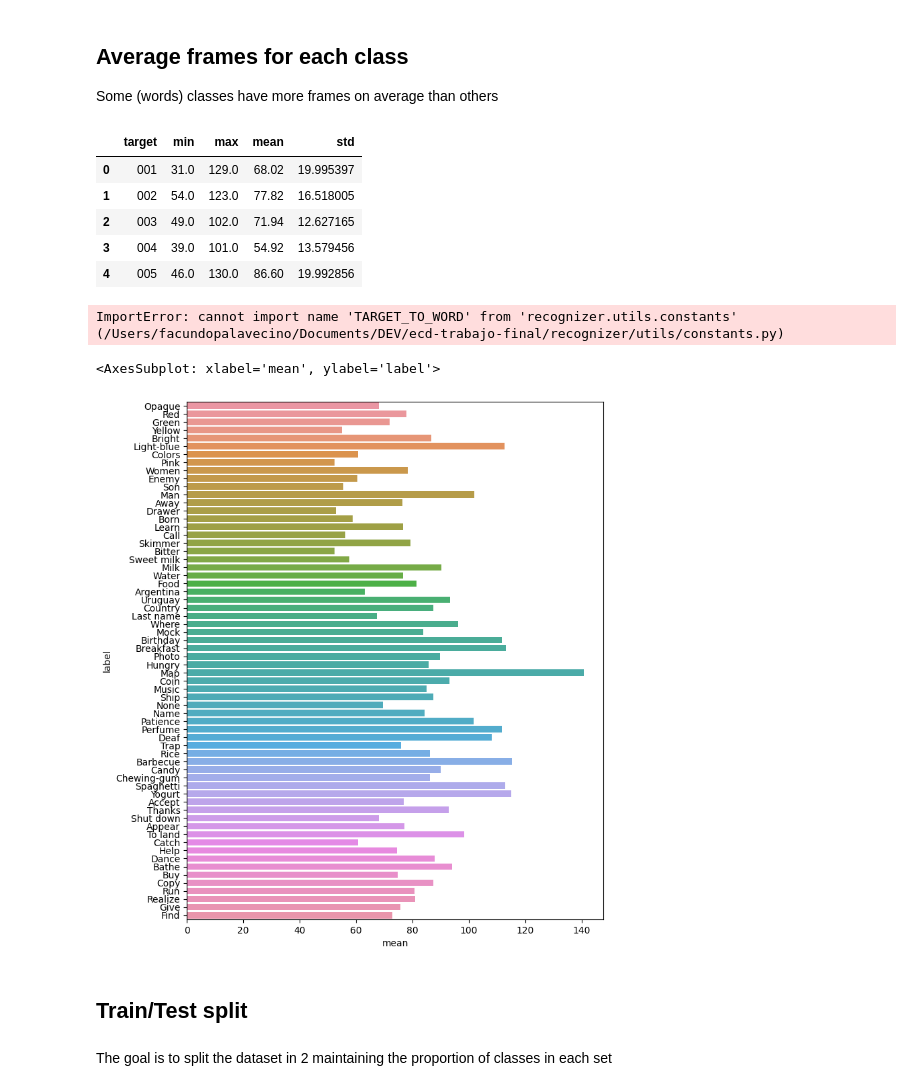
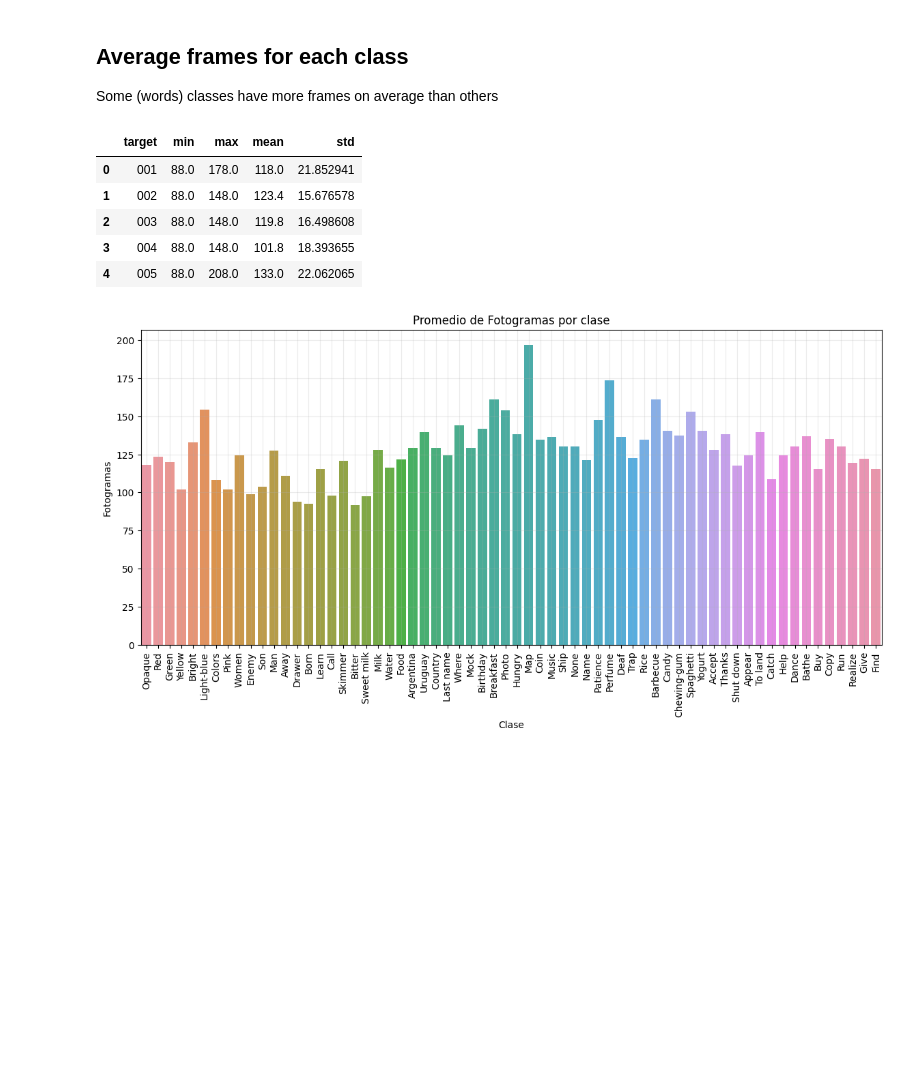
Before and after one commit to facupalavecino/ecd-trabajo-final, a Jupyter notebook: notebooks/eda.ipynb, the cells around one changed output. Cells and saved outputs as stored; diff of their text form; code cells hidden in the pictures; blank space fills up the shorter version.

```diff
--- a/notebooks/eda.ipynb
+++ b/notebooks/eda.ipynb
@@ -13,7 +13,7 @@ subjects = []
 repetitions = []
 files = []
 
-for file in os.listdir(DATASET_DIR):
+for file in os.listdir(ALL_DATASET_DIR):
     if "left" in file:
         continue
 
@@ -22,7 +22,7 @@ for file in os.listdir(DATASET_DIR):
     targets.append(target)
     subjects.append(subject)
     repetitions.append(repetition)
-    files.append(str((DATASET_DIR / file).resolve()))
+    files.append(str((ALL_DATASET_DIR / file).resolve()))
 # %%
 import pandas as pd
 
@@ -46,2 +46,6 @@ metadata.head()
+# %%
+from recognizer.utils.constants import TARGET_TO_WORD
+
+metadata["label"] = metadata.target.map(TARGET_TO_WORD)
 # %% [markdown]
 ## Distribution of classes
@@ -54,0 +73,20 @@ sns.countplot(data=metadata, x="target")
+# %%
+import cv2
+
+from typing import Tuple
+
+def get_video_frame_size(path_fo_video_file: str) -> Tuple[float, float]:
+    video = cv2.VideoCapture(path_fo_video_file)
+
+    width = video.get(cv2.CAP_PROP_FRAME_WIDTH)
+    height = video.get(cv2.CAP_PROP_FRAME_HEIGHT)
+
+    return height, width
+# %%
+metadata.loc[:, "tuples"] = metadata["file"].apply(get_video_frame_size)
+
+metadata[["height", "width"]] = pd.DataFrame(metadata['tuples'].tolist(), index=metadata.index)
+
+metadata.drop(labels=["tuples"], axis=1, inplace=True)
+
+metadata.head()
@@ -119,25 +178,24 @@ frames_by_target = (
 frames_by_target.head()
 # %% [output]
 |  | target | min | max | mean | std |
-| 0 | 001 | 31.0 | 129.0 | 68.02 | 19.995397 |
-| 1 | 002 | 54.0 | 123.0 | 77.82 | 16.518005 |
-| 2 | 003 | 49.0 | 102.0 | 71.94 | 12.627165 |
-| 3 | 004 | 39.0 | 101.0 | 54.92 | 13.579456 |
-| 4 | 005 | 46.0 | 130.0 | 86.60 | 19.992856 |
+| 0 | 001 | 88.0 | 178.0 | 118.0 | 21.852941 |
+| 1 | 002 | 88.0 | 148.0 | 123.4 | 15.676578 |
+| 2 | 003 | 88.0 | 148.0 | 119.8 | 16.498608 |
+| 3 | 004 | 88.0 | 148.0 | 101.8 | 18.393655 |
+| 4 | 005 | 88.0 | 208.0 | 133.0 | 22.062065 |
 # %%
-from recognizer.utils.constants import TARGET_TO_WORD
-
 frames_by_target["label"] = frames_by_target.target.map(TARGET_TO_WORD)
-# %% [output]
-ImportError: cannot import name 'TARGET_TO_WORD' from 'recognizer.utils.constants' (/Users/facundopalavecino/Documents/DEV/ecd-trabajo-final/recognizer/utils/constants.py)
 # %%
-fig, ax = plt.subplots(nrows=1, ncols=1, figsize=(8, 10))
+fig, ax = plt.subplots(nrows=1, ncols=1, figsize=(14, 6))
 
-sns.barplot(data=frames_by_target, y="label", x="mean", ax=ax)
+sns.barplot(data=frames_by_target, x="label", y="mean", ax=ax)
+
+ax.set_title("Fotogramas Promedio por Clase")
+ax.set_ylabel("Fotogramas")
+ax.set_xlabel("Clase")
+
+plt.xticks(rotation=90)
+
+ax.grid(alpha=0.25)
 # %% [output]
-<AxesSubplot: xlabel='mean', ylabel='label'>
-[figure, old version]
+[figure, new version]
-# %% [markdown]
-## Train/Test split
-# %% [markdown]
-The goal is to split the dataset in 2 maintaining the proportion of classes in each set
```
Also changed, not shown: parts of 23 cells of this notebook, 7 other files.
